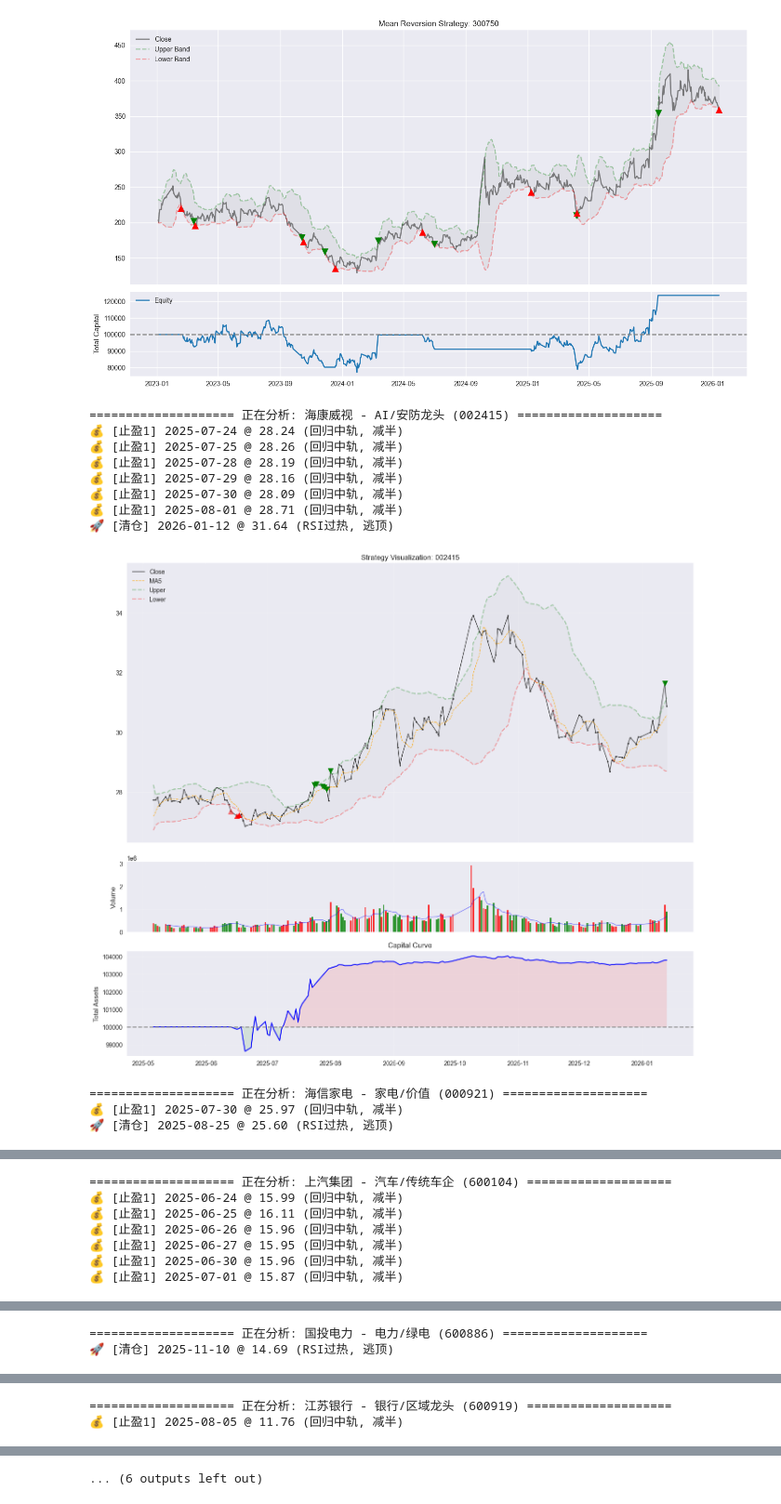
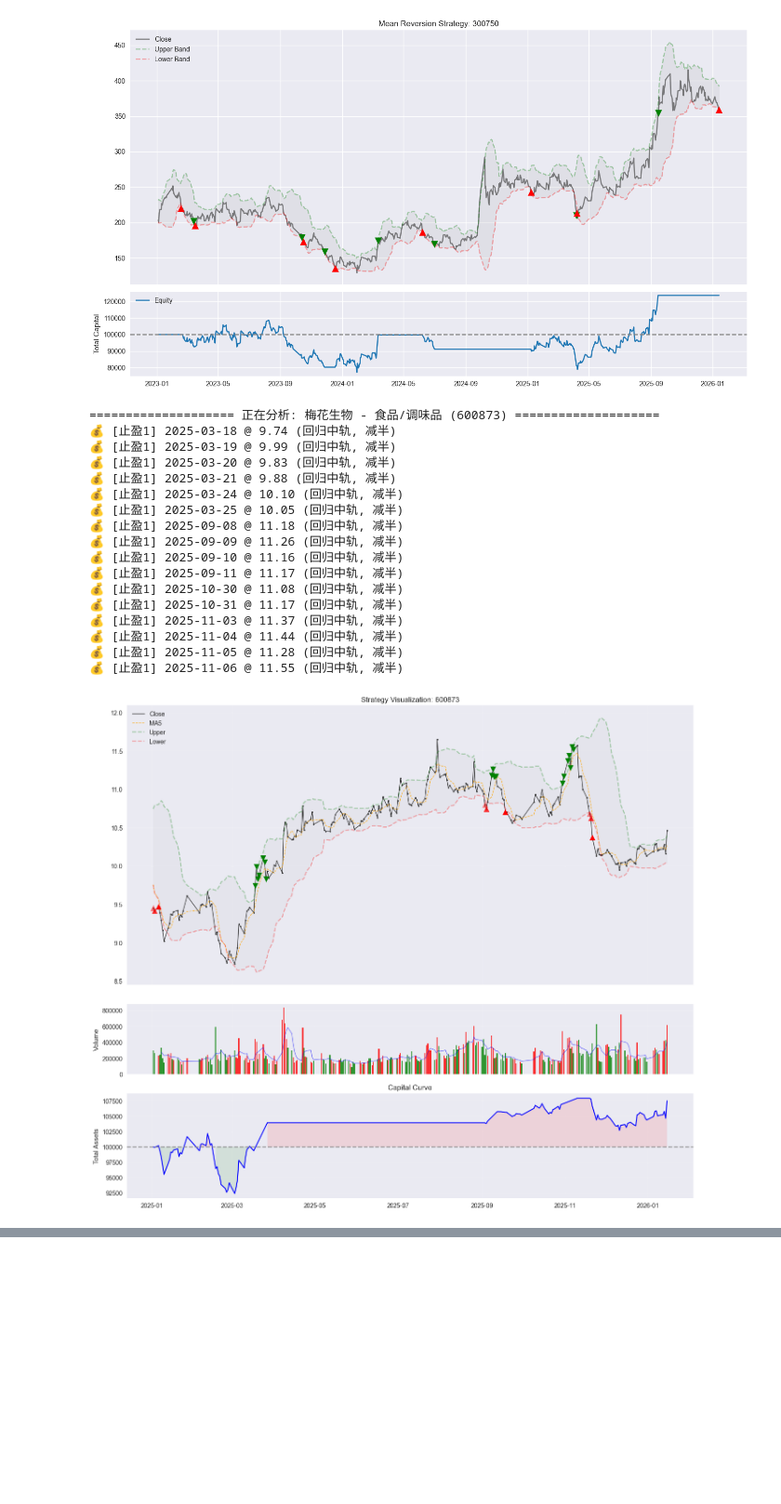
Before and after one commit to ZhangZhHua/AlphaHunter, a Jupyter notebook: strategy_validate.ipynb, the cells around one changed output, grey strips where cells are left out. Shown at 93% size. Saved outputs shown, nothing was run; the diff lists cells and outputs as text; code cells hidden in the pictures; blank space fills up the shorter version.

```diff
--- a/strategy_validate.ipynb
+++ b/strategy_validate.ipynb
@@ -460,52 +460,74 @@ class ScaleTradingStrategy:
 
         # ==========================================
         # 子图 3: 资金曲线 (Equity)
         # ==========================================
         ax3.plot(eq_df['date'], eq_df['equity'], color='blue', lw=1.5)
         ax3.axhline(self.pm.initial_capital, ls='--', color='gray', alpha=0.8)
 
         # 填充颜色：盈利部分绿色，亏损部分红色
         ax3.fill_between(eq_df['date'], self.pm.initial_capital, eq_df['equity'],
                          where=(eq_df['equity'] >= self.pm.initial_capital), facecolor='red', alpha=0.1)
         ax3.fill_between(eq_df['date'], self.pm.initial_capital, eq_df['equity'],
                          where=(eq_df['equity'] < self.pm.initial_capital), facecolor='green', alpha=0.1)
 
         ax3.set_title('Capital Curve')
         ax3.set_ylabel('Total Assets')
         ax3.grid(True, alpha=0.2)
 
         plt.tight_layout()
         plt.show()
 
 if __name__ == "__main__":
+    # 持股名单
+    # test_list = [
+    #     ("002415", "海康威视 - AI/安防龙头"),
+    #     ("000921", "海信家电 - 家电/价值"),
+    #     ("600104", "上汽集团 - 汽车/传统车企"),
+    #     ("600886", "国投电力 - 电力/绿电"),
+    #     ("600919", "江苏银行 - 银行/区域龙头"),
+    #     ("603565", "中谷物流 - 物流/内贸集运"),
+    #     ("601988", "中国银行 - 银行/国有大行"),
+    #     ("600027", "华电国际 - 电力/火电转型"),
+    #     ("002948", "青岛银行 - 银行/城商行"),
+    # ]
 
+    # 观望名单
     test_list = [
-        ("002415", "海康威视 - AI/安防龙头"),
-        ("000921", "海信家电 - 家电/价值"),
-        ("600104", "上汽集团 - 汽车/传统车企"),
-        ("600886", "国投电力 - 电力/绿电"),
-        ("600919", "江苏银行 - 银行/区域龙头"),
-        ("603565", "中谷物流 - 物流/内贸集运"),
-        ("601988", "中国银行 - 银行/国有大行"),
-        ("600027", "华电国际 - 电力/火电转型"),
-        ("002948", "青岛银行 - 银行/城商行"),
+        # ("601818", "光大银行 - 银行/大型银行"),
+        # ("601668", "中国建筑 - 建筑工程/龙头"),
+        # ("000725", "京东方A - 显示/龙头"),
+        # ("600010", "包钢股份 - 钢铁/资源"),
+        # ("600398", "海澜之家 - 服饰/高端服饰"),
+        # ("601877", "正泰电器 - 电器/电器设备"),
+        # ("603565", "中谷物流 - 物流/内贸集运"),
+        # ("601158", "重庆水务 - 水务/城市公用"),
+        # ("600104", "上汽集团 - 汽车/传统车企"),
+        ("600873", "梅花生物 - 食品/调味品"),
+        # ("002415", "海康威视 - AI/安防龙头"),
+
     ]
     import time
     for symbol, name in test_list:
         print(f"\n{'='*20} 正在分析: {name} ({symbol}) {'='*20}")
-        strategy = ScaleTradingStrategy(symbol, "2025-05-01")
+        strategy = ScaleTradingStrategy(symbol, "2025-01-01")
         strategy.run()
         time.sleep(0.2)  # 网络防封
 # %% [output]
-==================== 正在分析: 海康威视 - AI/安防龙头 (002415) ====================
-💰 [止盈1] 2025-07-24 @ 28.24 (回归中轨, 减半)
-💰 [止盈1] 2025-07-25 @ 28.26 (回归中轨, 减半)
-💰 [止盈1] 2025-07-28 @ 28.19 (回归中轨, 减半)
-💰 [止盈1] 2025-07-29 @ 28.16 (回归中轨, 减半)
-💰 [止盈1] 2025-07-30 @ 28.09 (回归中轨, 减半)
-💰 [止盈1] 2025-08-01 @ 28.71 (回归中轨, 减半)
-🚀 [清仓] 2026-01-12 @ 31.64 (RSI过热, 逃顶)
+==================== 正在分析: 梅花生物 - 食品/调味品 (600873) ====================
+💰 [止盈1] 2025-03-18 @ 9.74 (回归中轨, 减半)
+💰 [止盈1] 2025-03-19 @ 9.99 (回归中轨, 减半)
+💰 [止盈1] 2025-03-20 @ 9.83 (回归中轨, 减半)
+💰 [止盈1] 2025-03-21 @ 9.88 (回归中轨, 减半)
+💰 [止盈1] 2025-03-24 @ 10.10 (回归中轨, 减半)
+💰 [止盈1] 2025-03-25 @ 10.05 (回归中轨, 减半)
+💰 [止盈1] 2025-09-08 @ 11.18 (回归中轨, 减半)
+💰 [止盈1] 2025-09-09 @ 11.26 (回归中轨, 减半)
+💰 [止盈1] 2025-09-10 @ 11.16 (回归中轨, 减半)
+💰 [止盈1] 2025-09-11 @ 11.17 (回归中轨, 减半)
+💰 [止盈1] 2025-10-30 @ 11.08 (回归中轨, 减半)
+💰 [止盈1] 2025-10-31 @ 11.17 (回归中轨, 减半)
+💰 [止盈1] 2025-11-03 @ 11.37 (回归中轨, 减半)
+💰 [止盈1] 2025-11-04 @ 11.44 (回归中轨, 减半)
+💰 [止盈1] 2025-11-05 @ 11.28 (回归中轨, 减半)
+💰 [止盈1] 2025-11-06 @ 11.55 (回归中轨, 减半)
-[figure, old version]
+[figure, new version]
-==================== 正在分析: 海信家电 - 家电/价值 (000921) ====================
-💰 [止盈1] 2025-07-30 @ 25.97 (回归中轨, 减半)
-🚀 [清仓] 2025-08-25 @ 25.60 (RSI过热, 逃顶)
@@ -513,7 +533,0 @@ if __name__ == "__main__":
-==================== 正在分析: 上汽集团 - 汽车/传统车企 (600104) ====================
-💰 [止盈1] 2025-06-24 @ 15.99 (回归中轨, 减半)
-💰 [止盈1] 2025-06-25 @ 16.11 (回归中轨, 减半)
-💰 [止盈1] 2025-06-26 @ 15.96 (回归中轨, 减半)
-💰 [止盈1] 2025-06-27 @ 15.95 (回归中轨, 减半)
-💰 [止盈1] 2025-06-30 @ 15.96 (回归中轨, 减半)
-💰 [止盈1] 2025-07-01 @ 15.87 (回归中轨, 减半)
@@ -521,2 +533,0 @@ if __name__ == "__main__":
-==================== 正在分析: 国投电力 - 电力/绿电 (600886) ====================
-🚀 [清仓] 2025-11-10 @ 14.69 (RSI过热, 逃顶)
@@ -524,2 +533,0 @@ if __name__ == "__main__":
-==================== 正在分析: 江苏银行 - 银行/区域龙头 (600919) ====================
-💰 [止盈1] 2025-08-05 @ 11.76 (回归中轨, 减半)
@@ -541 +533,0 @@ if __name__ == "__main__":
-... (6 outputs left out)
```
Also changed, not shown: parts of 1 cell of this notebook, 4 other files.
